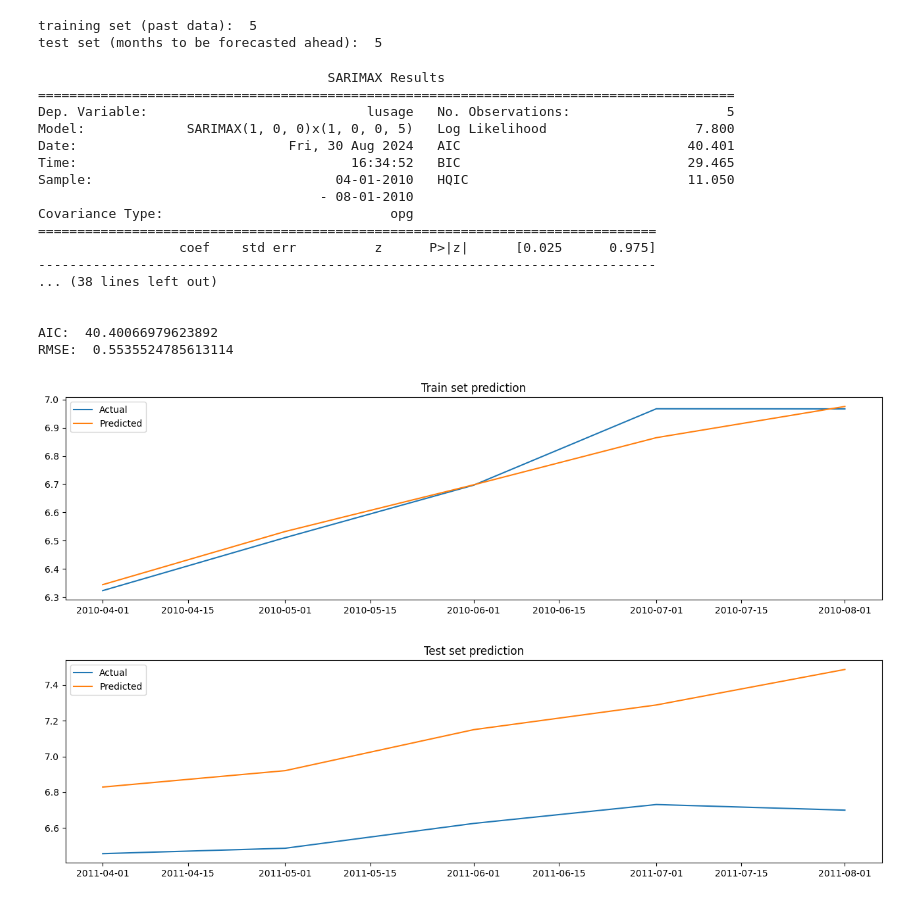
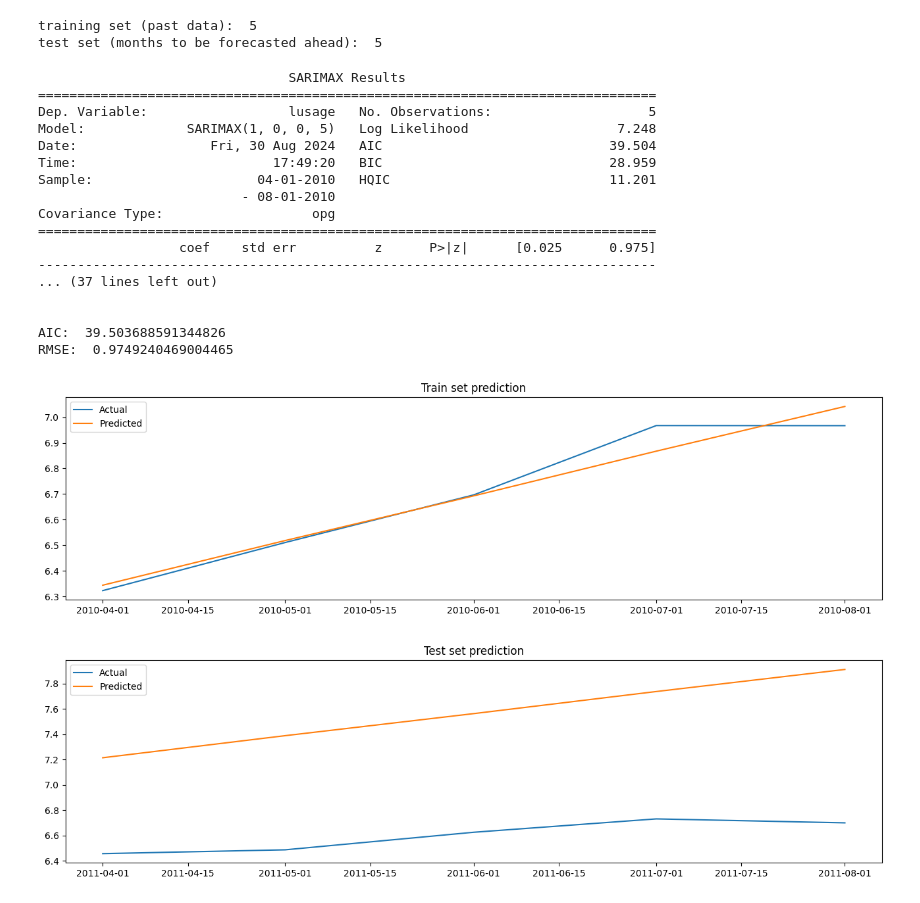
Before and after one commit to vdedu/Data-analysis-and-machine-learning, a Jupyter notebook: forecast_elec.ipynb, the cells around one changed output. Drawn from its saved outputs; the diff is of its cells as text; code cells hidden in the pictures.

```diff
--- a/forecast_elec.ipynb
+++ b/forecast_elec.ipynb
@@ -250,7 +224,8 @@ training set (past data):  5
 test set (months to be forecasted ahead):  5
 # %%
 # create and fit the model
-model_fit = SARIMAX(train['lusage'],order = (1,0,0), seasonal_order = (1,0,0,5),exog = exog_var_train).fit(disp=False)
+#The SARIMAX model needs 3 input parameters (p, d, q). From the ACF and PACF plots it seems p = 0, q =0 and d = 0.
+model_fit = SARIMAX(train['lusage'],order = (0,0,0), seasonal_order = (1,0,0,5),exog = exog_var_train).fit(disp=False)
 
 print(model_fit.summary())
 print('\n')
@@ -272,47 +247,47 @@ RMSE = np.sqrt(mean_squared_error(test['lusage'], forecasts_on_test))
 print('AIC: ' , model_fit.aic)
 print('RMSE: ', RMSE)
 
 
 #####################################################################################
 
 
 # plot the train and test data against their corresponding forecasts
 
 # on train data
 plt.figure(figsize=(16,4))
 plt.title("Train set prediction")
 plt.plot(train['lusage'], label="Actual")
 plt.plot(forecasts_on_train, label="Predicted")
 plt.legend()
 
 # on test data
 plt.figure(figsize=(16,4))
 plt.title("Test set prediction")
 plt.plot(test['lusage'], label="Actual")
 plt.plot(forecasts_on_test, label="Predicted")
 plt.legend()
 
 plt.show()
 # %% [output]
-                                     SARIMAX Results
-=========================================================================================
-Dep. Variable:                            lusage   No. Observations:                    5
-Model:             SARIMAX(1, 0, 0)x(1, 0, 0, 5)   Log Likelihood                   7.800
-Date:                           Fri, 30 Aug 2024   AIC                             40.401
-Time:                                   16:34:52   BIC                             29.465
-Sample:                               04-01-2010   HQIC                            11.050
-                                    - 08-01-2010
-Covariance Type:                             opg
+                                SARIMAX Results
+===============================================================================
+Dep. Variable:                  lusage   No. Observations:                    5
+Model:             SARIMAX(1, 0, 0, 5)   Log Likelihood                   7.248
+Date:                 Fri, 30 Aug 2024   AIC                             39.504
+Time:                         17:49:20   BIC                             28.959
+Sample:                     04-01-2010   HQIC                            11.201
+                          - 08-01-2010
+Covariance Type:                   opg
 ===============================================================================
                   coef    std err          z      P>|z|      [0.025      0.975]
 -------------------------------------------------------------------------------
-... (38 lines left out)
+... (37 lines left out)
 
 
-AIC:  40.40066979623892
-RMSE:  0.5535524785613114
+AIC:  39.503688591344826
+RMSE:  0.9749240469004465
-[figure, old version]
+[figure, new version]
-[figure, old version]
+[figure, new version]
 # %%
 exog_var_pred = exog_var_test
 # mozip is the only variable that is time-dependant and
```
Also changed, not shown: parts of 8 cells of this notebook.
